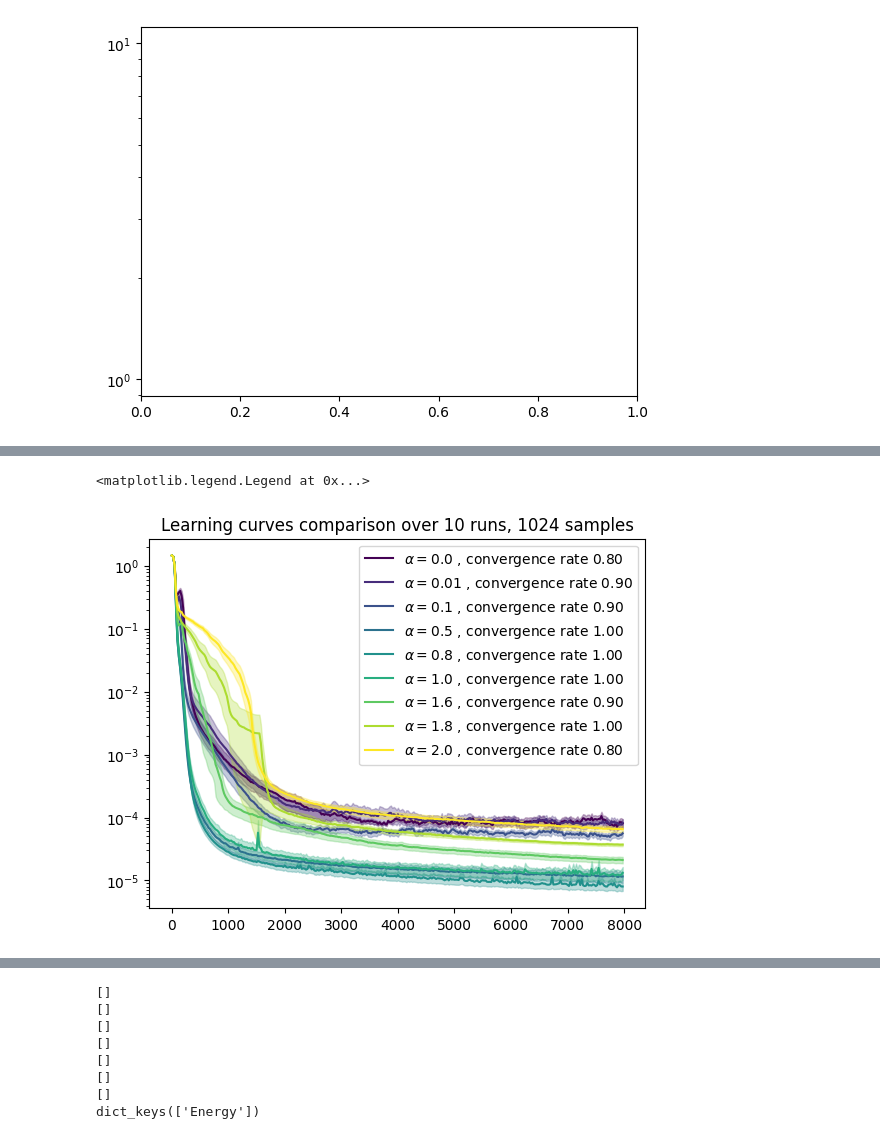
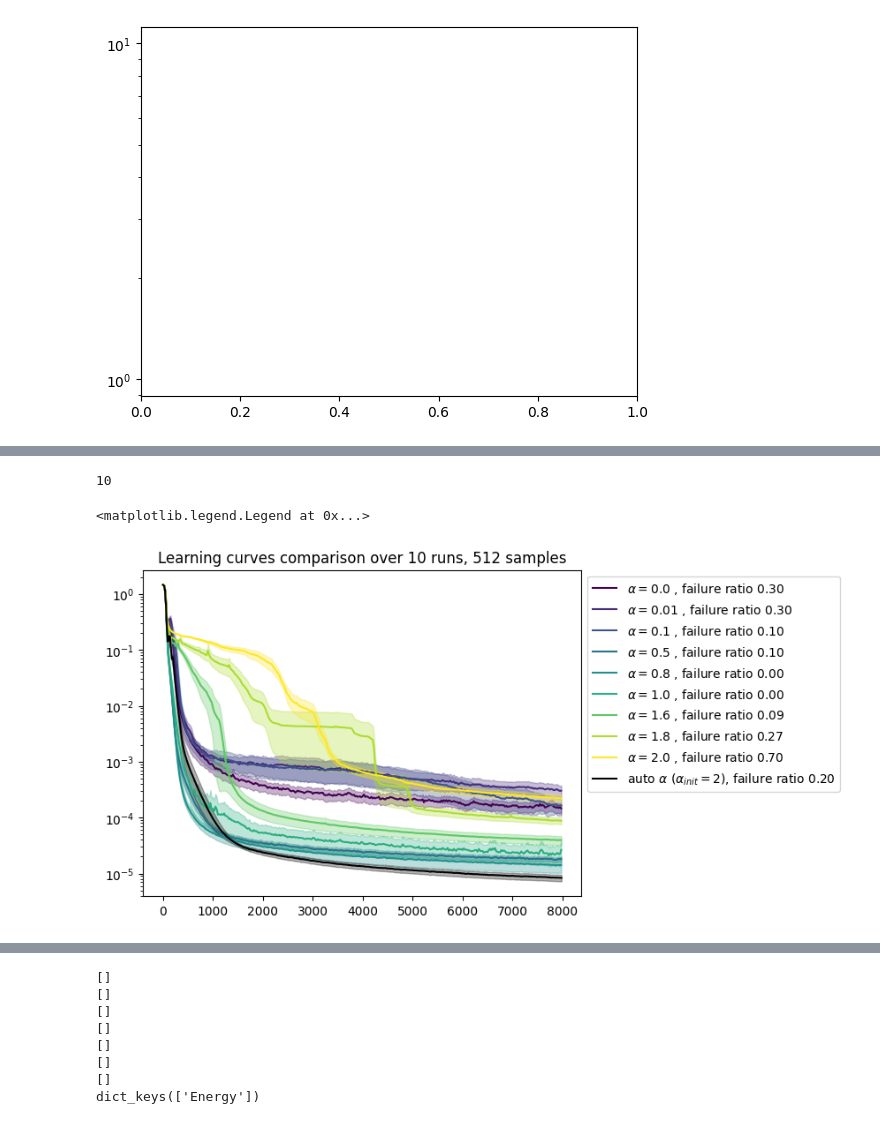
Before and after one commit to AntoineMsy/grad_sample, a Jupyter notebook: notebooks/is_analysis.ipynb, the cells around one changed output, grey strips where cells are left out. Cells and saved outputs as stored; diff of their text form; code cells hidden in the pictures.

Commit message:
updated auto alpha tuning

```diff
--- a/notebooks/is_analysis.ipynb
+++ b/notebooks/is_analysis.ipynb
@@ -69,3 +71,20 @@ for key in is_keys:
 # %% [output]
 FileNotFoundError: [Errno 2] No such file or directory: '/scratch/.amisery/grad_sample_mc_hparams/xxz_1.5/L16/RBM/alpha3/MC_10_0.0'
 [figure]
+# %%
+num_conv_run = 0
+num_runs = 10
+
+dict_out = np.load(f'run_1.npz', allow_pickle=True)['arr_0'].item()
+rel_err = dict_out['rel_errl']
+rel_err_it = dict_out['itrel']
+
+if min(rel_err) < 1e-4:
+    num_conv_run +=1
+    rel_err_l.append(rel_err)
+fig, ax = plt.subplots()
+ax.plot(rel_err_it, rel_err, color='black', label=r'auto $\alpha$' + ', convergence rate %.2f'%(num_conv_run/num_runs))
+ax1 = ax.twinx()
+ax1.plot(dict_out['itvar'], dict_out['snrl'])
+ax.set_yscale('log')
+ax1.set_yscale('log')
@@ -72,11 +122,5 @@ FileNotFoundError: [Errno 2] No such file or directory: '/scratch/.amisery/grad_
 # %%
-import os
-import json
-import numpy as np
-import matplotlib.pyplot as plt
-from collections import defaultdict
-from matplotlib import colors
-mc_sample = 10 #2**mc_sample samples
+mc_sample = 9 #2**mc_sample samples
 is_keys = ['0.0', '0.01', '0.1', "0.5", "0.8", '1.0', '1.6', '1.8', '2.0']
 colors = viridis(jnp.linspace(0, 1,len(is_keys)))
 for idx, key in enumerate(is_keys):
@@ -97,36 +141,63 @@ for idx, key in enumerate(is_keys):
                 if file.startswith("run_") and file.endswith(".log"):
                     file_path = os.path.join(subfolder_path, file)
                     try:
                         with open(file_path, 'r') as f:
                             log_data = json.load(f)
                             rel_err = log_data["rel_err"]["value"]
                             rel_err_it = log_data['rel_err']['iters']
                             # plt.plot(rel_err_it, rel_err, label=file_path)
                             if None in rel_err or min(rel_err) > 1e-2:
                                 num_nan_runs +=1
                             elif len(rel_err) != 320:
                                 print(file_path)
                             else:
                                 rel_err_val_l.append(rel_err)
                                 num_cv+=1
                             num_runs +=1
                     except (json.JSONDecodeError, KeyError):
                         print(f"Warning: Could not parse file {file_path}")
 
     # Prepare data for the heatmap
     rel_err_val_l = np.stack(rel_err_val_l)
     mean_rel = jnp.mean(rel_err_val_l,axis=0)
     std_rel = jnp.std(rel_err_val_l,axis=0)
     ymax = mean_rel + std_rel/(2*jnp.sqrt(2))
     ymin = mean_rel - std_rel/(2*jnp.sqrt(2))
-    plt.plot(rel_err_it, mean_rel, color = colors[idx], label=r'$\alpha = %s$'%key + ' , convergence rate %.2f'%(num_cv/num_runs))
+    plt.plot(rel_err_it, mean_rel, color = colors[idx], label=r'$\alpha = %s$'%key + ' , failure ratio %.2f'%(1 - num_cv/num_runs))
     plt.fill_between(rel_err_it, ymax, ymin, color = colors[idx], alpha=0.3)
 
+num_conv_run = 0
+num_runs = 10
+rel_err_l = []
+for i in range(10):
+    try :
+        dict_out = np.load(f'run_{i}.npz', allow_pickle=True)['arr_0'].item()
+        rel_err = dict_out['rel_errl']
+        rel_err_it = dict_out['itrel']
+
+        if min(rel_err) < 1e-4:
+            num_conv_run +=1
+            rel_err_l.append(rel_err)
+    except :
+        num_runs -= 1
+
+rel_err_val_l = np.stack(rel_err_l)
+mean_rel = jnp.mean(rel_err_val_l,axis=0)
+std_rel = jnp.std(rel_err_val_l,axis=0)
+ymax = mean_rel + std_rel/(2*jnp.sqrt(2))
+ymin = mean_rel - std_rel/(2*jnp.sqrt(2))
+print(num_runs)
+plt.plot(rel_err_it, mean_rel, color='black', label=r'auto $\alpha$ ($\alpha_{init} = 2$)' + ', failure ratio %.2f'%(1 - num_conv_run/num_runs))
+plt.fill_between(rel_err_it, ymax, ymin, color = 'black', alpha=0.3)
+
+plt.legend()
+plt.yscale('log')
 plt.title('Learning curves comparison over 10 runs, %d samples'%2**mc_sample)
 plt.legend(bbox_to_anchor=(1,1))
 # %% [output]
-<matplotlib.legend.Legend at 0x...>
+10
+<matplotlib.legend.Legend at 0x...>
-[figure, old version]
+[figure, new version]
 # %%
 import os
 import json
```
Also changed, not shown: parts of 5 cells of this notebook, 14 other files.
